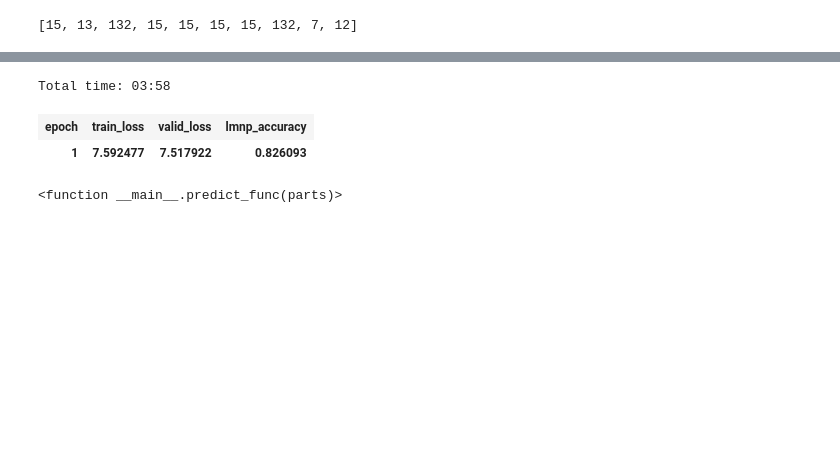
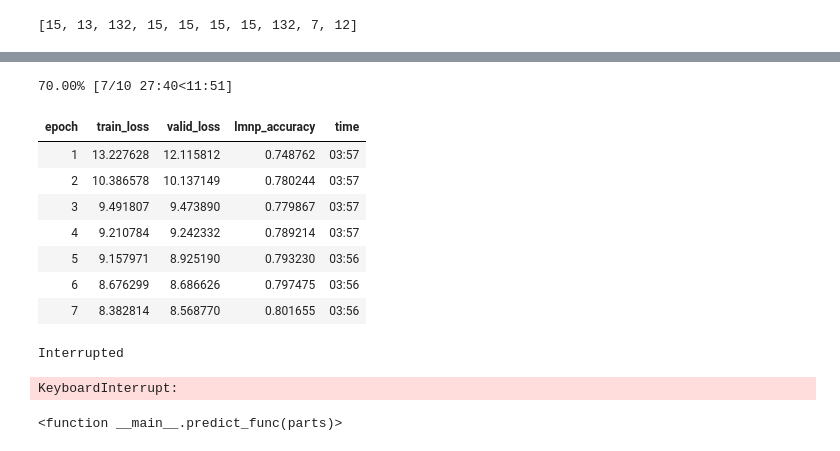
Before and after one commit to bearpelican/musicautobot, a Jupyter notebook: ht_training.ipynb, the cells around one changed output, grey strips where cells are left out. Drawn from its saved outputs; the diff is of its cells as text; code cells hidden in the pictures; blank space fills up the shorter version.

```diff
--- a/ht_training.ipynb
+++ b/ht_training.ipynb
@@ -81,7 +89,7 @@ class TransformerDec(nn.Module):
         start_range = 0
         self.ranges = []
         decoders = []
-        for i in range(len(vocab_map)):
+        for i in range(len(vocab_map)-2):
             emb = txl_emb.embeddings[vocab_map[i]]
             decoder = TXLLinearDecoder(emb.num_embeddings, emb.embedding_dim, tie_encoder=emb, bias=out_bias)
             decoders.append(decoder)
@@ -175,5 +189,5 @@ max_vocab_sizes = [max_vocab[i] for i in [0,1,2,8,9]]
 # %%
-emb_dims = [100,100,100,20,20]
+emb_dims = [100,100,100,100,100]
 # %%
 idx2dims = {k:(max_vocab_sizes[v],emb_dims[v]) for k,v in idx2embidx.items()}; idx2dims
 # %% [output]
@@ -192,8 +206,9 @@ config['vocab_sizes'] = max_vocab_sizes
 config['vocab_map'] = idx2embidx
 # %%
 config['emb_dims'] = emb_dims
-total_embs = sum([i[1] for i in  idx2dims.values()])
-config['d_model'] = total_embs
+# total_embs = sum([i[1] for i in idx2dims.values()])
+# config['d_model'] = total_embs
+config['d_model'] = 800
 # %%
 config['ctx_len'] = 0
 config['mem_len'] = 256
@@ -266,15 +281,13 @@ import pdb
 # %%
 def lmnp_accuracy(inputs:Tensor, target:Tensor)->Rank0Tensor:
     "Compute accuracy with `targs` when `input` is bs * n_classes."
+    target = target[:,:,:-2]
     inputs = [i.argmax(dim=-1).unsqueeze(dim=-1) for i in inputs]
     input_cat = torch.cat(inputs, dim=-1).cpu().numpy()
     target = target.cpu().numpy()
     acc = (input_cat==target).astype(float)
     acc[target==PAD_IDX] = np.nan
-    acc[:,:,BIDX_ALL] = np.nan
-#     print(np.nanmean(acc))
-#     pdb.set_trace()
-    return torch.tensor(np.nanmean(acc))
+    return torch.tensor(np.nanmean(acc, dtype=float))
 # %%
 learn = language_model_learner(data, config, clip=0.25, loss_func=LMNPLoss(), metrics=[lmnp_accuracy])
 # %%
@@ -299,11 +312,19 @@ learn.validate()
 # learn.lr_find(num_it=300)
 # learn.recorder.plot()
 # %%
-learn.fit_one_cycle(1, 4e-4)
+learn.fit_one_cycle(10, 4e-4)
 # %% [output]
-Total time: 03:58
+70.00% [7/10 27:40<11:51]
-| epoch | train_loss | valid_loss | lmnp_accuracy |
-| 1 | 7.592477 | 7.517922 | 0.826093 |
+| epoch | train_loss | valid_loss | lmnp_accuracy | time |
+| 1 | 13.227628 | 12.115812 | 0.748762 | 03:57 |
+| 2 | 10.386578 | 10.137149 | 0.780244 | 03:57 |
+| 3 | 9.491807 | 9.473890 | 0.779867 | 03:57 |
+| 4 | 9.210784 | 9.242332 | 0.789214 | 03:57 |
+| 5 | 9.157971 | 8.925190 | 0.793230 | 03:56 |
+| 6 | 8.676299 | 8.686626 | 0.797475 | 03:56 |
+| 7 | 8.382814 | 8.568770 | 0.801655 | 03:56 |
+Interrupted
+KeyboardInterrupt:
 # %%
 learn.save('first_run')
 # %%
```
Also changed, not shown: parts of 18 cells of this notebook, 2 other files.
